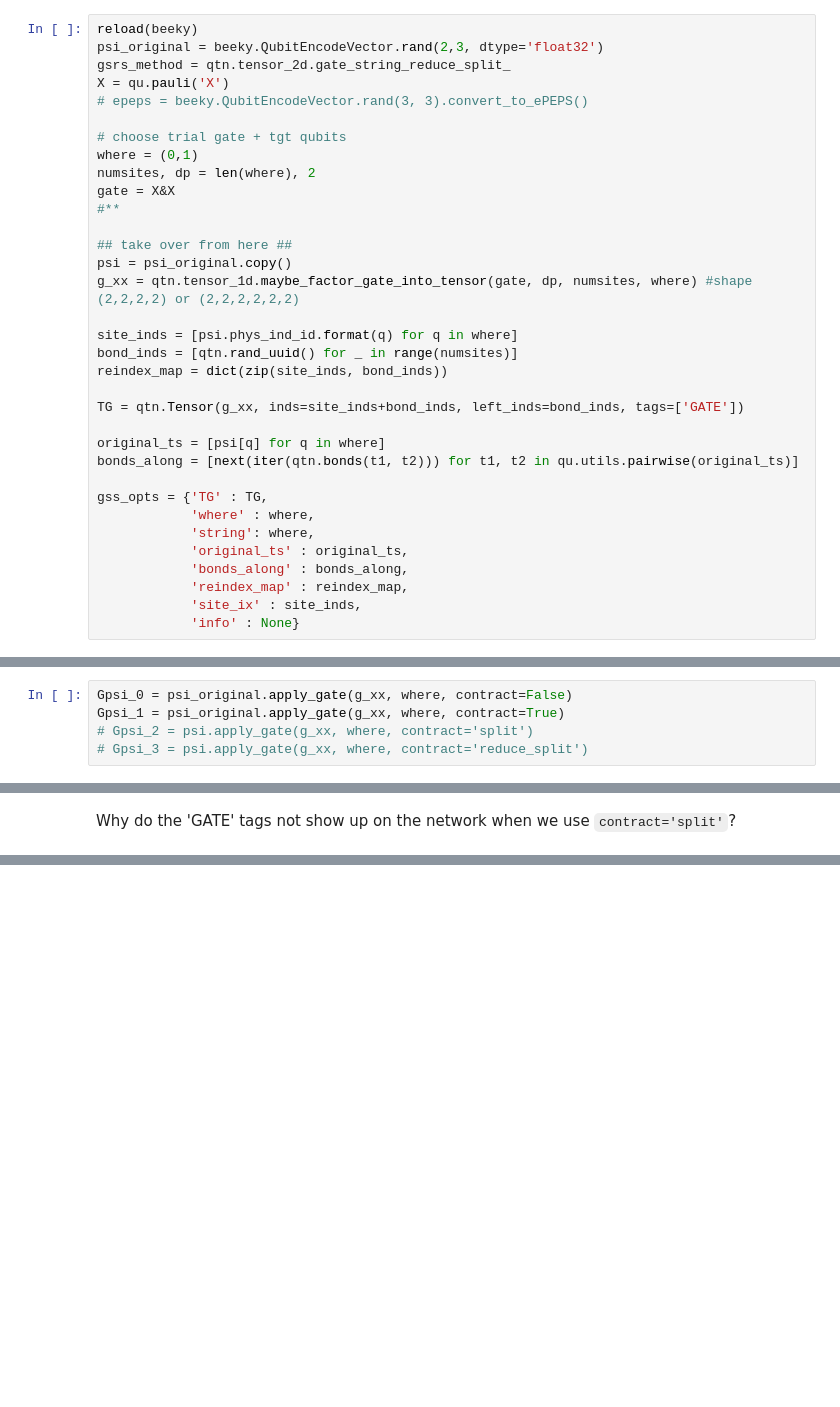
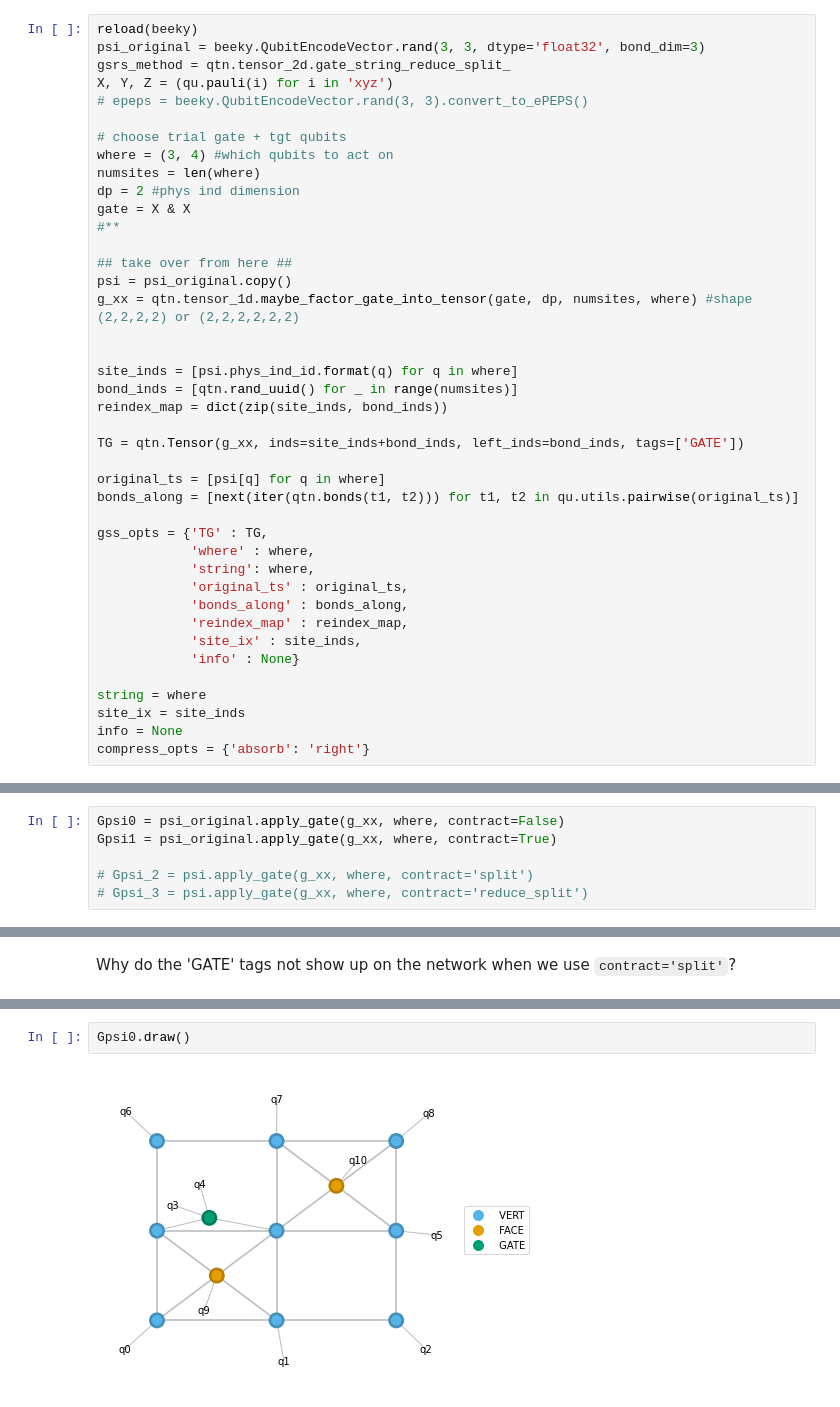
Before and after one commit to gabrielwoolls/fermion-encoding, a Jupyter notebook: Examples-Testing.ipynb, the cells around one changed output, grey strips where cells are left out. Saved outputs shown, nothing was run; the diff lists cells and outputs as text; blank space fills up the shorter version.

```diff
--- a/Examples-Testing.ipynb
+++ b/Examples-Testing.ipynb
@@ -466,20 +466,22 @@ psi.draw()
 [figure]
 # %%
 reload(beeky)
-psi_original = beeky.QubitEncodeVector.rand(2,3, dtype='float32')
+psi_original = beeky.QubitEncodeVector.rand(3, 3, dtype='float32', bond_dim=3)
 gsrs_method = qtn.tensor_2d.gate_string_reduce_split_
-X = qu.pauli('X')
+X, Y, Z = (qu.pauli(i) for i in 'xyz')
 # epeps = beeky.QubitEncodeVector.rand(3, 3).convert_to_ePEPS()
 
 # choose trial gate + tgt qubits
-where = (0,1)
-numsites, dp = len(where), 2
-gate = X&X
+where = (3, 4) #which qubits to act on
+numsites = len(where)
+dp = 2 #phys ind dimension
+gate = X & X
 #**
 
 ## take over from here ##
 psi = psi_original.copy()
 g_xx = qtn.tensor_1d.maybe_factor_gate_into_tensor(gate, dp, numsites, where) #shape (2,2,2,2) or (2,2,2,2,2,2)
+
 
 site_inds = [psi.phys_ind_id.format(q) for q in where]
 bond_inds = [qtn.rand_uuid() for _ in range(numsites)]
@@ -498,5 +500,10 @@ gss_opts = {'TG' : TG,
             'reindex_map' : reindex_map,
             'site_ix' : site_inds,
             'info' : None}
+
+string = where
+site_ix = site_inds
+info = None
+compress_opts = {'absorb': 'right'}
 # %%
 ## apply the gate!
@@ -508,5 +513,6 @@ psi.bond_size(0,1)
 # %%
-Gpsi_0 = psi_original.apply_gate(g_xx, where, contract=False)
-Gpsi_1 = psi_original.apply_gate(g_xx, where, contract=True)
+Gpsi0 = psi_original.apply_gate(g_xx, where, contract=False)
+Gpsi1 = psi_original.apply_gate(g_xx, where, contract=True)
+
 # Gpsi_2 = psi.apply_gate(g_xx, where, contract='split')
 # Gpsi_3 = psi.apply_gate(g_xx, where, contract='reduce_split')
@@ -524,0 +525,4 @@ Gpsi_0.vec_to_dense().H @ psi.vec_to_dense()
+# %%
+Gpsi0.draw()
+# %% [output]
+[figure, added]
```
Also changed, not shown: parts of 19 cells of this notebook, 2 other files.
